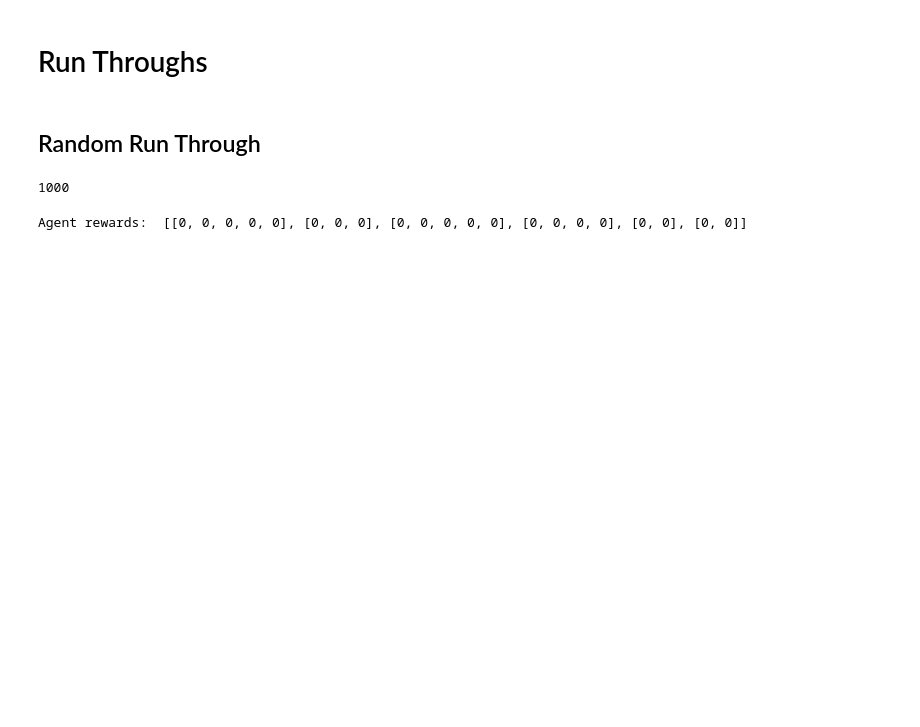
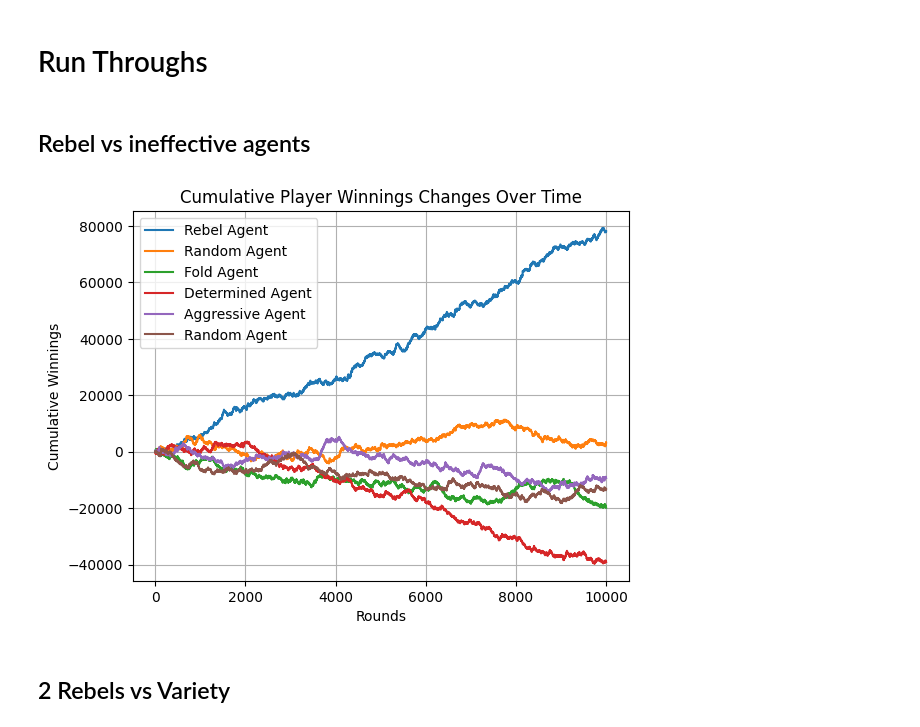
Before and after one commit to mvvollmer/RegretfulTexasHoldEm_feat_MonteCarlo, a Jupyter notebook: MasterDev.ipynb, the cells around one changed output. Drawn from its saved outputs; the diff is of its cells as text; code cells hidden in the pictures; blank space fills up the shorter version.

Commit message:
did the rebel agent

```diff
--- a/MasterDev.ipynb
+++ b/MasterDev.ipynb
@@ -112,7 +231,7 @@ def createEnviorment(active_players, agents, player_names, low_stack_bbs, high_s
 # %%
 def learningLoop(table, agents, active_players, n_iterations):
     iteration = 1
-    cumulative_rewards = np.zeros(active_players)
+    playerWinnings = [[0 for player in table.players]]
     while True:
         if iteration % 50 == 0:
             table.hand_history_enabled = True
@@ -135,12 +254,13 @@ def learningLoop(table, agents, active_players, n_iterations):
                 agents[acting_player].rewards.append(reward[acting_player])
                 acting_player = int(obs[indices.ACTING_PLAYER])
         iteration += 1
+        playerWinnings.append([player.winnings for player in table.players])
         table.hand_history_enabled = False
 
         if iteration >= n_iterations:
             break
 
-    return iteration
+    return playerWinnings
 # %% [markdown]
 # Agents
 # %% [markdown]
@@ -278,28 +476,45 @@ class ValueAgent:
 # %% [markdown]
 # Run Throughs
-# %% [markdown]
-## Random Run Through
+# %% [markdown]
+## Rebel vs ineffective agents
 # %%
 active_players = 6
-agents = [RandomAgent() for _ in range(6)]
+agents = [REBELAgent(), RandomAgent(), FoldAgent(), DeterminedAgent(), AggressiveAgent(), RandomAgent()]
 player_names = {0: 'TrackedAgent1', 1: 'Agent2'} # Rest are defaulted to player3, player4...
 # Should we only log the 0th players (here TrackedAgent1) private cards to hand history files
 track_single_player = True
 # Bounds for randomizing player stack sizes in reset()
-low_stack_bbs = 50
-high_stack_bbs = 200
-hand_history_location = 'hands/'
-invalid_action_penalty = 0
+low_stack_bbs = 99
+high_stack_bbs = 100
+hand_history_location = 'Hands/'
+invalid_action_penalty = 10
 
 table = createEnviorment(active_players, agents, player_names, low_stack_bbs, high_stack_bbs, hand_history_location, invalid_action_penalty, track_single_player)
 table.seed(1)
 # %%
-n_iterations = 1000
-learningLoop(table, agents, active_players, n_iterations)
+n_iterations = 10000
+player_winnings = learningLoop(table, agents, active_players, n_iterations)
-# %% [output]
-1000
-# %%
-agent_rewards = [agent.rewards for agent in agents]
-print("Agent rewards: ", agent_rewards)
-# %% [output]
-Agent rewards:  [[0, 0, 0, 0, 0], [0, 0, 0], [0, 0, 0, 0, 0], [0, 0, 0, 0], [0, 0], [0, 0]]
+# %%
+players = ["Rebel Agent", "Random Agent", "Fold Agent", "Determined Agent", "Aggressive Agent", "Random Agent"]
+
+# Compute the running cumulative sum for each player
+cumulative_player_stacks = np.cumsum(player_winnings, axis=0)
+
+# Transpose to get stacks per player
+cumulative_player_stacks_transposed = cumulative_player_stacks.T
+
+# Plot cumulative stacks for each player
+for i, cumulative_stack in enumerate(cumulative_player_stacks_transposed, start=1):
+    plt.plot(cumulative_stack, label=f'{players[i-1]}')
+
+# Add labels and legend
+plt.xlabel('Rounds')
+plt.ylabel('Cumulative Winnings')
+plt.title('Cumulative Player Winnings Changes Over Time')
+plt.legend()
+plt.grid(True)
+plt.show()
+# %% [output]
+[figure, added]
+# %% [markdown]
+## 2 Rebels vs Variety
```
Also changed, not shown: parts of 8 cells of this notebook.
